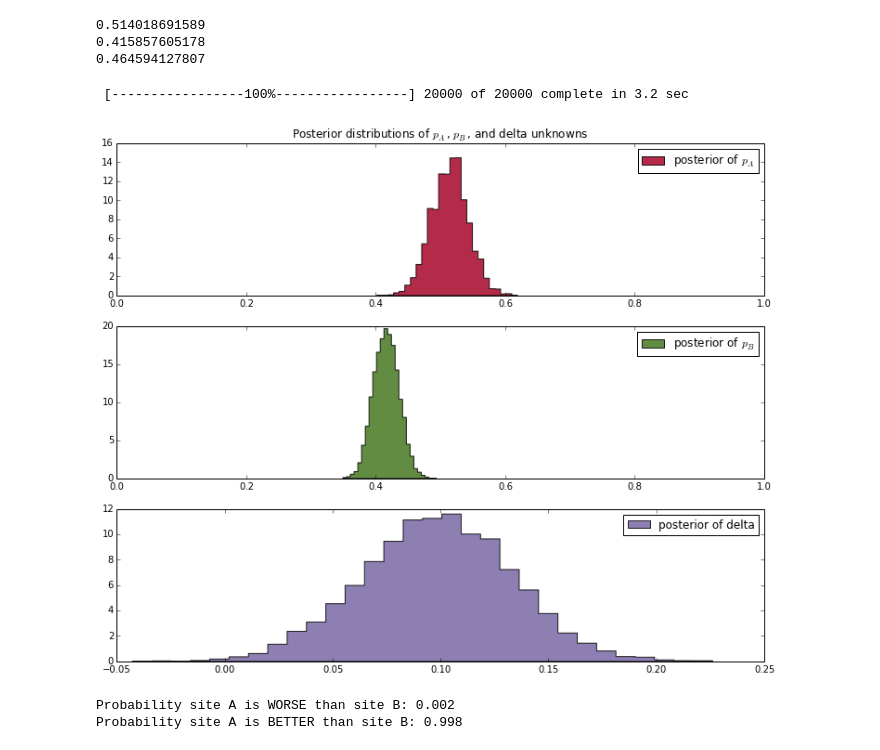
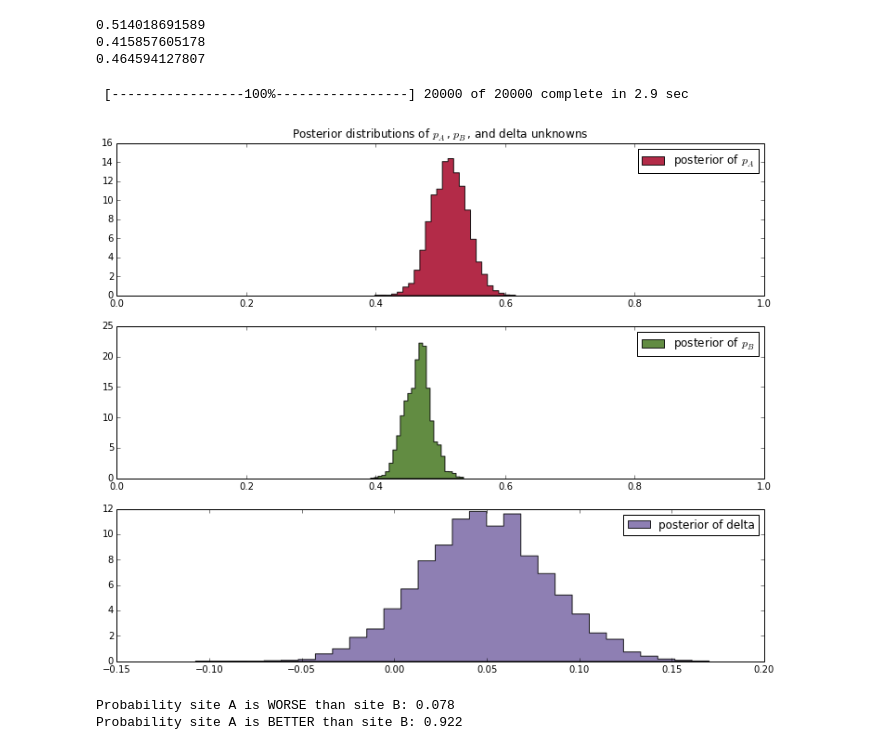
Before and after one commit to harrysalmon/Probabilistic-Programming-and-Bayesian-Methods-for-Hackers, a Jupyter notebook: sandbox/HS1.ipynb, the cells around one changed output. Cells and saved outputs as stored; diff of their text form; code cells hidden in the pictures.

```diff
--- a/sandbox/HS1.ipynb
+++ b/sandbox/HS1.ipynb
@@ -33,49 +37,46 @@ def delta(p_A=p_A, p_B=p_B):
 
 # Set of observations, in this case we have two observation datasets.
 obs_A = pm.Bernoulli("obs_A", p_A, value=control_observations, observed=True)
-obs_B = pm.Bernoulli("obs_B", p_B, value=variant1_observations, observed=True)
+obs_B = pm.Bernoulli("obs_B", p_B, value=variant2_observations, observed=True)
 
 mcmc = pm.MCMC([p_A, p_B, delta, obs_A, obs_B])
 mcmc.sample(20000, 1000)
 # %% [output]
- [-----------------100%-----------------] 20000 of 20000 complete in 3.2 sec
+ [-----------------100%-----------------] 20000 of 20000 complete in 2.9 sec
 # %%
 p_A_samples = mcmc.trace("p_A")[:]
 p_B_samples = mcmc.trace("p_B")[:]
 delta_samples = mcmc.trace("delta")[:]
 # %%
 figsize(12.5, 10)
-
-true_p_A = 0.514018691589
-true_p_B = 0.415857605178
 
 # histogram of posteriors
 
 ax = plt.subplot(311)
 
 plt.xlim(0, 1)
 plt.hist(p_A_samples, histtype='stepfilled', bins=25, alpha=0.85,
          label="posterior of $p_A$", color="#A60628", normed=True)
 plt.legend(loc="upper right")
 plt.title("Posterior distributions of $p_A$, $p_B$, and delta unknowns")
 
 ax = plt.subplot(312)
 
 plt.xlim(0, 1)
 plt.hist(p_B_samples, histtype='stepfilled', bins=25, alpha=0.85,
          label="posterior of $p_B$", color="#467821", normed=True)
 # plt.vlines(true_p_B, 0, 80, linestyle="--", label="true $p_B$ (unknown)")
 plt.legend(loc="upper right")
 
 ax = plt.subplot(313)
 plt.hist(delta_samples, histtype='stepfilled', bins=30, alpha=0.85,
          label="posterior of delta", color="#7A68A6", normed=True)
 # plt.vlines(true_p_A - true_p_B, 0, 60, linestyle="--",
 #            label="true delta (unknown)")
 # plt.vlines(0, 0, 60, color="black", alpha=0.2)
 plt.legend(loc="upper right");
 # %% [output]
-[figure, old version]
+[figure, new version]
 # %%
 # Count the number of samples less than 0, i.e. the area under the curve
 # before 0, represent the probability that site A is worse than site B.
@@ -85,5 +86,5 @@ print "Probability site A is WORSE than site B: %.3f" % \
 print "Probability site A is BETTER than site B: %.3f" % \
     (delta_samples > 0).mean()
 # %% [output]
-Probability site A is WORSE than site B: 0.002
-Probability site A is BETTER than site B: 0.998
+Probability site A is WORSE than site B: 0.078
+Probability site A is BETTER than site B: 0.922
```
Also changed, not shown: parts of 5 cells of this notebook.
